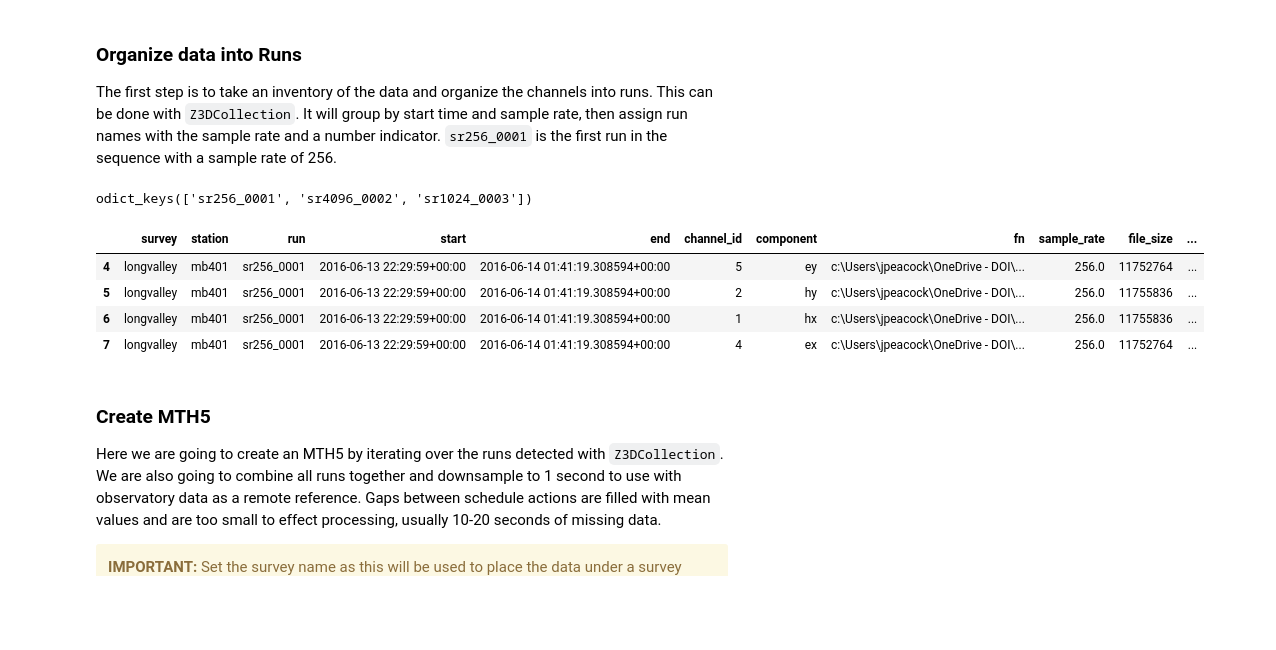
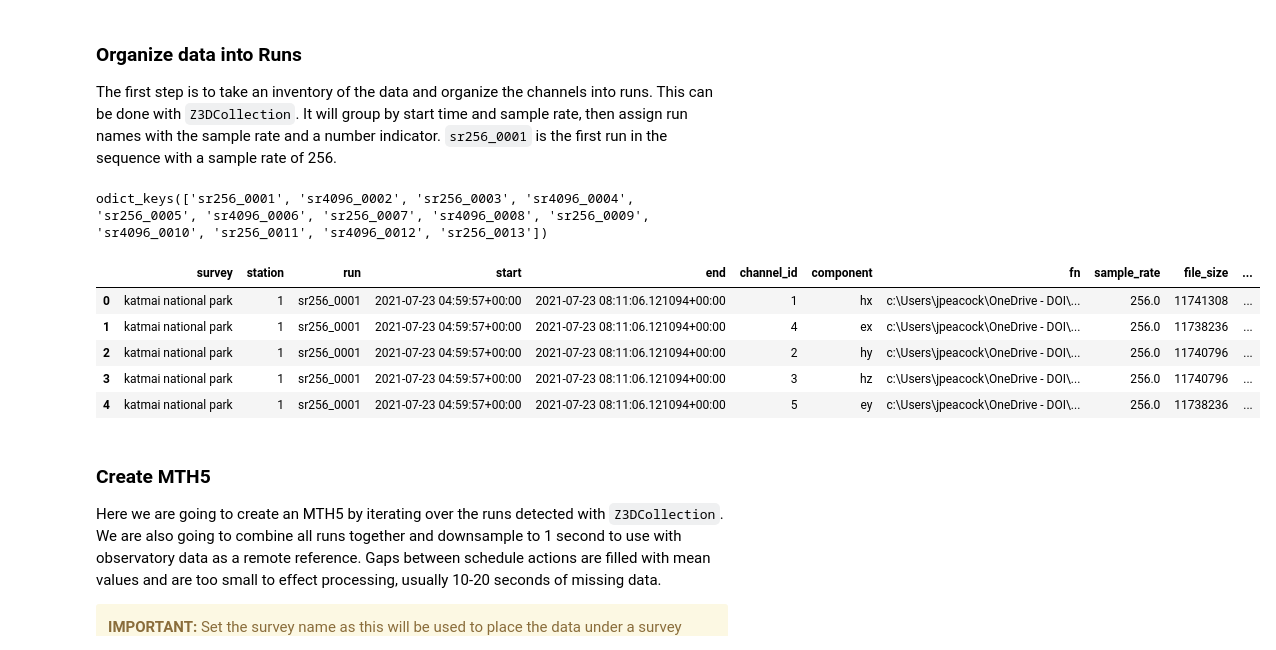
Before and after one commit to kujaku11/sandbox_scripts, a Jupyter notebook: aurora_processing_zen.ipynb, the cells around one changed output. Cells and saved outputs as stored; diff of their text form; code cells hidden in the pictures; blank space fills up the shorter version.

```diff
--- a/aurora_processing_zen.ipynb
+++ b/aurora_processing_zen.ipynb
@@ -30,9 +27,10 @@ from mtpy import MT
 
 Set some important parameters up from so you don't have to search through the notebook.
 # %%
-station = "mb401"
-save_path = Path(r"c:\Users\jpeacock\OneDrive - DOI\MTData")
+station = "KAT001"
+save_path = Path(r"c:\Users\jpeacock\OneDrive - DOI\MTData\Katmai2021")
 mth5_path = save_path.joinpath(station, f"{station}_with_1s_run.h5")
+combine = True
 # %% [markdown]
 ## 1. Download data
 
@@ -107,18 +106,21 @@ The first step is to take an inventory of the data and organize the channels int
 # %%
 zc = Z3DCollection(save_path)
 runs = zc.get_runs(sample_rates=[4096, 1024, 256])
+# %%
+zen_station = list(runs.keys())[0]
 # %%
-runs[station].keys()
+runs[zen_station].keys()
 # %% [output]
-odict_keys(['sr256_0001', 'sr4096_0002', 'sr1024_0003'])
+odict_keys(['sr256_0001', 'sr4096_0002', 'sr256_0003', 'sr4096_0004', 'sr256_0005', 'sr4096_0006', 'sr256_0007', 'sr4096_0008', 'sr256_0009', 'sr4096_0010', 'sr256_0011', 'sr4096_0012', 'sr256_0013'])
 # %%
-runs[station]["sr256_0001"]
+runs[zen_station]["sr256_0001"]
 # %% [output]
 |  | survey | station | run | start | end | channel_id | component | fn | sample_rate | file_size | ... |
-| 4 | longvalley | mb401 | sr256_0001 | 2016-06-13 22:29:59+00:00 | 2016-06-14 01:41:19.308594+00:00 | 5 | ey | c:\Users\jpeacock\OneDrive - DOI\... | 256.0 | 11752764 | ... |
-| 5 | longvalley | mb401 | sr256_0001 | 2016-06-13 22:29:59+00:00 | 2016-06-14 01:41:19.308594+00:00 | 2 | hy | c:\Users\jpeacock\OneDrive - DOI\... | 256.0 | 11755836 | ... |
-| 6 | longvalley | mb401 | sr256_0001 | 2016-06-13 22:29:59+00:00 | 2016-06-14 01:41:19.308594+00:00 | 1 | hx | c:\Users\jpeacock\OneDrive - DOI\... | 256.0 | 11755836 | ... |
-| 7 | longvalley | mb401 | sr256_0001 | 2016-06-13 22:29:59+00:00 | 2016-06-14 01:41:19.308594+00:00 | 4 | ex | c:\Users\jpeacock\OneDrive - DOI\... | 256.0 | 11752764 | ... |
+| 0 | katmai national park | 1 | sr256_0001 | 2021-07-23 04:59:57+00:00 | 2021-07-23 08:11:06.121094+00:00 | 1 | hx | c:\Users\jpeacock\OneDrive - DOI\... | 256.0 | 11741308 | ... |
+| 1 | katmai national park | 1 | sr256_0001 | 2021-07-23 04:59:57+00:00 | 2021-07-23 08:11:06.121094+00:00 | 4 | ex | c:\Users\jpeacock\OneDrive - DOI\... | 256.0 | 11738236 | ... |
+| 2 | katmai national park | 1 | sr256_0001 | 2021-07-23 04:59:57+00:00 | 2021-07-23 08:11:06.121094+00:00 | 2 | hy | c:\Users\jpeacock\OneDrive - DOI\... | 256.0 | 11740796 | ... |
+| 3 | katmai national park | 1 | sr256_0001 | 2021-07-23 04:59:57+00:00 | 2021-07-23 08:11:06.121094+00:00 | 3 | hz | c:\Users\jpeacock\OneDrive - DOI\... | 256.0 | 11740796 | ... |
+| 4 | katmai national park | 1 | sr256_0001 | 2021-07-23 04:59:57+00:00 | 2021-07-23 08:11:06.121094+00:00 | 5 | ey | c:\Users\jpeacock\OneDrive - DOI\... | 256.0 | 11738236 | ... |
 # %% [markdown]
 ### Create MTH5
 
```
Also changed, not shown: parts of 16 cells of this notebook, 1 other file.
